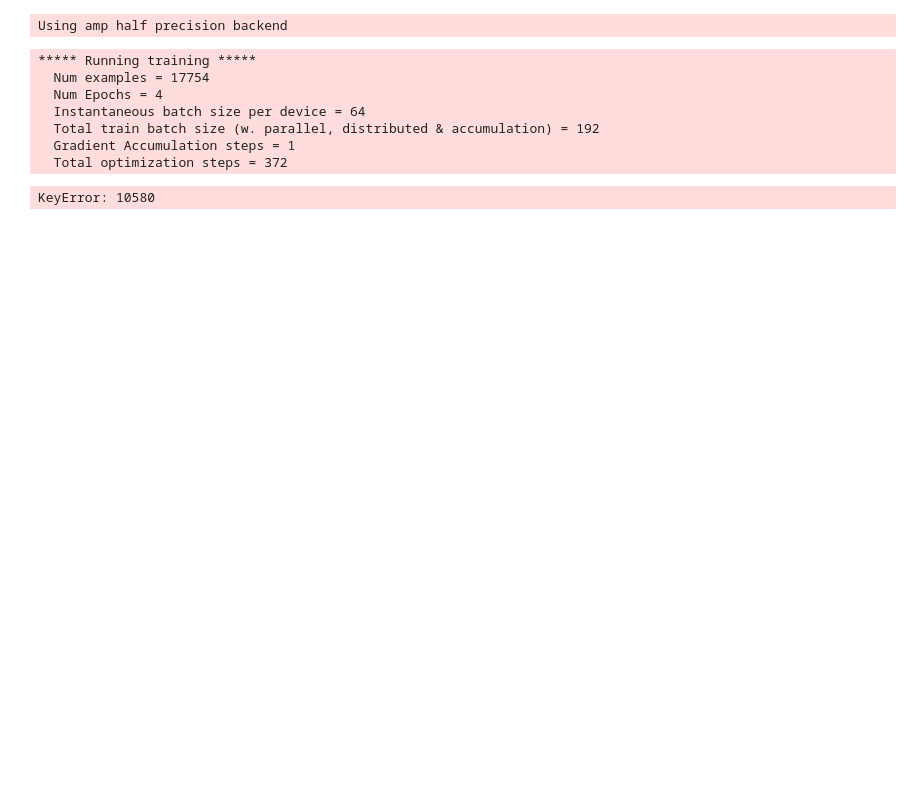
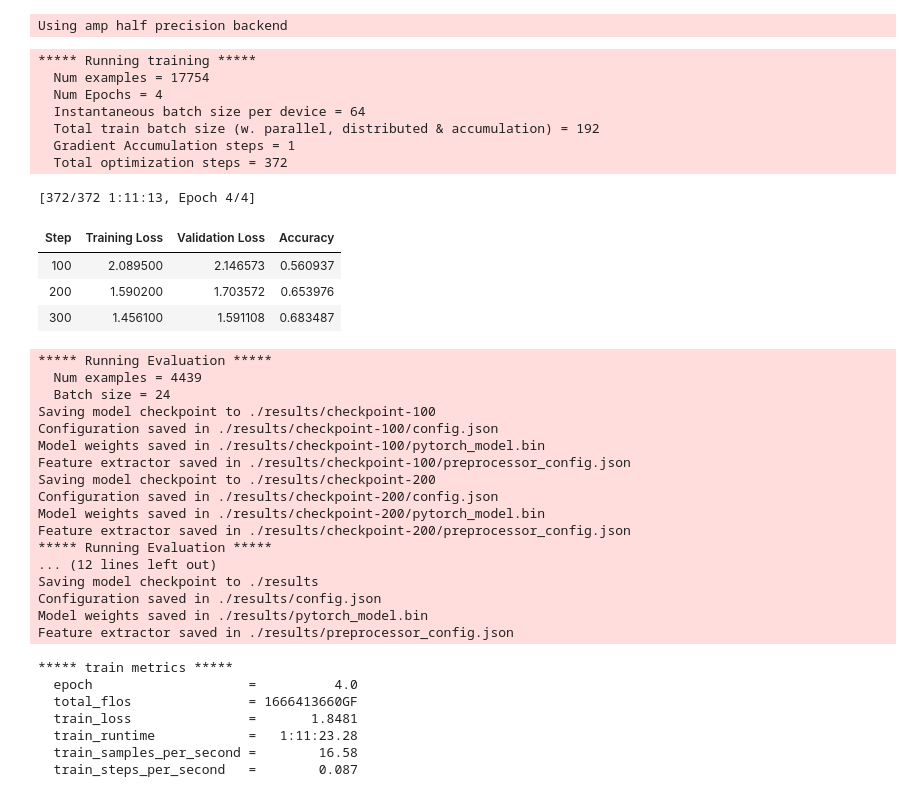
Before and after one commit to annabelng/convnet_crops, a Jupyter notebook: preprocessing.ipynb, the cells around one changed output. Cells and saved outputs as stored; diff of their text form; code cells hidden in the pictures; blank space fills up the shorter version.

```diff
--- a/preprocessing.ipynb
+++ b/preprocessing.ipynb
@@ -138,7 +195,7 @@ class FeatureExtractor(object):
 
 # building dataset to grab images
 class CultivarDataset(Dataset):
-    def __init__(self, df_img, df_label, transform=None):
+    def __init__(self, df_img, df_label, transform):
         self.labels = df_label
         self.image_path = df_img
         self.transform = transform
@@ -191,4 +228,11 @@ test_ds = CultivarDataset(
     transform=FeatureExtractor(),
 )
 # %%
-train_ds[0]
+null = []
+exist = []
+for i in range(100):
+    try:
+        if isinstance(train_ds.__getitem__(i)['labels'],int):
+            exist.append(i)
+    except:
+        null.append(i)
@@ -338,13 +359,45 @@ trainer = Trainer(
 # %% [output]
 Using amp half precision backend
 # %%
-trainer.train()
+train_results = trainer.train()
+trainer.save_model()
+trainer.log_metrics("train", train_results.metrics)
+trainer.save_metrics("train", train_results.metrics)
+trainer.save_state()
 # %% [output]
 ***** Running training *****
   Num examples = 17754
   Num Epochs = 4
   Instantaneous batch size per device = 64
   Total train batch size (w. parallel, distributed & accumulation) = 192
   Gradient Accumulation steps = 1
   Total optimization steps = 372
-KeyError: 10580
+[372/372 1:11:13, Epoch 4/4]
+| Step | Training Loss | Validation Loss | Accuracy |
+| 100 | 2.089500 | 2.146573 | 0.560937 |
+| 200 | 1.590200 | 1.703572 | 0.653976 |
+| 300 | 1.456100 | 1.591108 | 0.683487 |
+***** Running Evaluation *****
+  Num examples = 4439
+  Batch size = 24
+Saving model checkpoint to ./results/checkpoint-100
+Configuration saved in ./results/checkpoint-100/config.json
+Model weights saved in ./results/checkpoint-100/pytorch_model.bin
+Feature extractor saved in ./results/checkpoint-100/preprocessor_config.json
+Saving model checkpoint to ./results/checkpoint-200
+Configuration saved in ./results/checkpoint-200/config.json
+Model weights saved in ./results/checkpoint-200/pytorch_model.bin
+Feature extractor saved in ./results/checkpoint-200/preprocessor_config.json
+***** Running Evaluation *****
+... (12 lines left out)
+Saving model checkpoint to ./results
+Configuration saved in ./results/config.json
+Model weights saved in ./results/pytorch_model.bin
+Feature extractor saved in ./results/preprocessor_config.json
+***** train metrics *****
+  epoch                    =          4.0
+  total_flos               = 1666413660GF
+  train_loss               =       1.8481
+  train_runtime            =   1:11:23.28
+  train_samples_per_second =        16.58
+  train_steps_per_second   =        0.087
```
Also changed, not shown: parts of 14 cells of this notebook.
